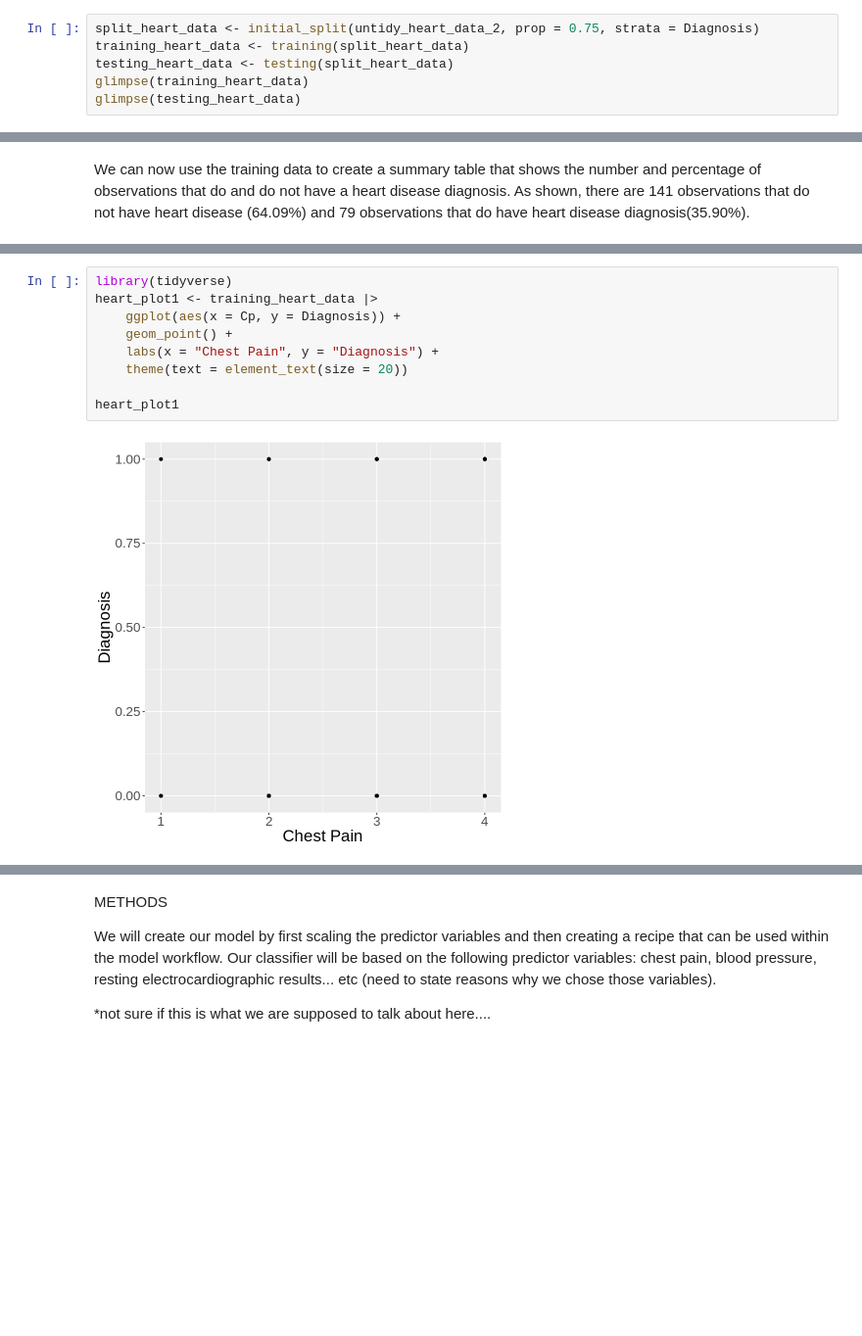
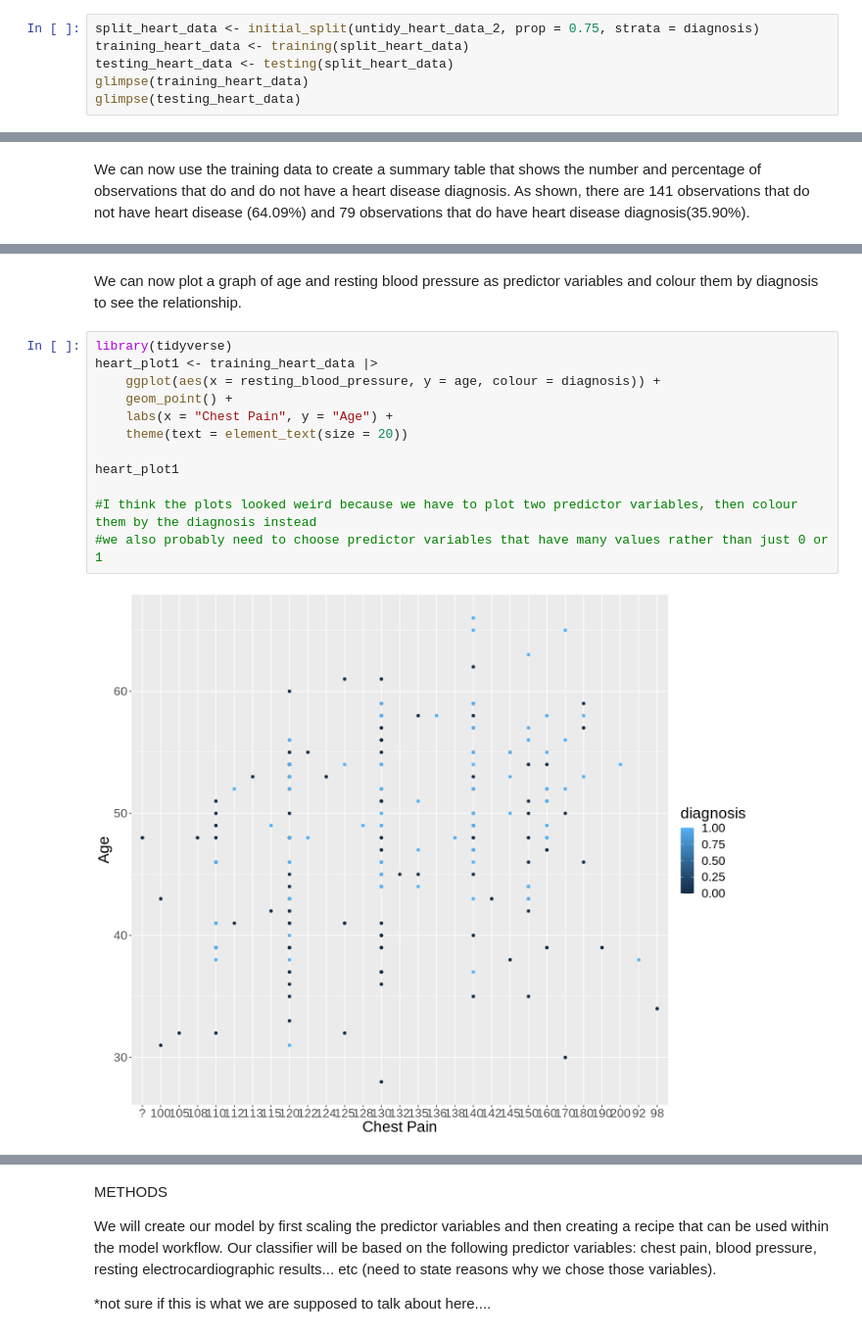
Before and after one commit to julieklipp/Project-Proposal, a Jupyter notebook: Project Proposal.ipynb, the cells around one changed output, grey strips where cells are left out. Shown at 98% size. Drawn from its saved outputs; the diff is of its cells as text; blank space fills up the shorter version.

```diff
--- a/Project Proposal.ipynb
+++ b/Project Proposal.ipynb
@@ -75,7 +78,7 @@ A tibble: 294 × 14
 # %% [markdown]
 Since the data is already in tidy format and the variables are the correct data type, we can now divide our heart disease data set into a training set and a testing set using set.seed for a random yet reproducible split.
 # %%
-split_heart_data <- initial_split(untidy_heart_data_2, prop = 0.75, strata = Diagnosis)
+split_heart_data <- initial_split(untidy_heart_data_2, prop = 0.75, strata = diagnosis)
 training_heart_data <- training(split_heart_data)
 testing_heart_data <- testing(split_heart_data)
 glimpse(training_heart_data)
@@ -115,14 +134,19 @@ A tibble: 2 × 3
+# %% [markdown]
+We can now plot a graph of age and resting blood pressure as predictor variables and colour them by diagnosis to see the relationship.
 # %%
 library(tidyverse)
 heart_plot1 <- training_heart_data |>
-    ggplot(aes(x = Cp, y = Diagnosis)) +
+    ggplot(aes(x = resting_blood_pressure, y = age, colour = diagnosis)) +
     geom_point() +
-    labs(x = "Chest Pain", y = "Diagnosis") +
+    labs(x = "Chest Pain", y = "Age") +
     theme(text = element_text(size = 20))
 
 heart_plot1
+
+#I think the plots looked weird because we have to plot two predictor variables, then colour them by the diagnosis instead
+#we also probably need to choose predictor variables that have many values rather than just 0 or 1
 # %% [output]
-[figure, old version]
+[figure, new version]
 # %%
 options(repr.plot.width = 12, repr.plot.height = 10)
 heart_plot2 <- training_heart_data |>
```
Also changed, not shown: parts of 6 cells of this notebook.
